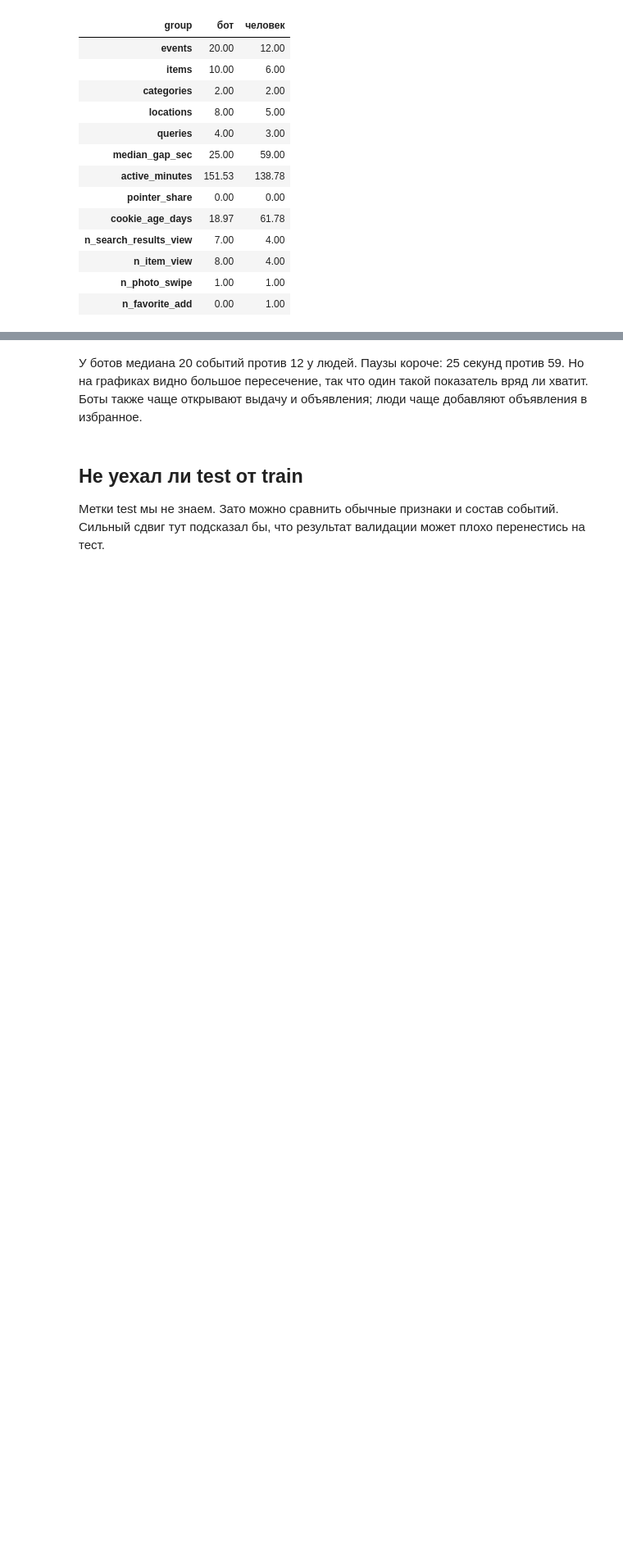
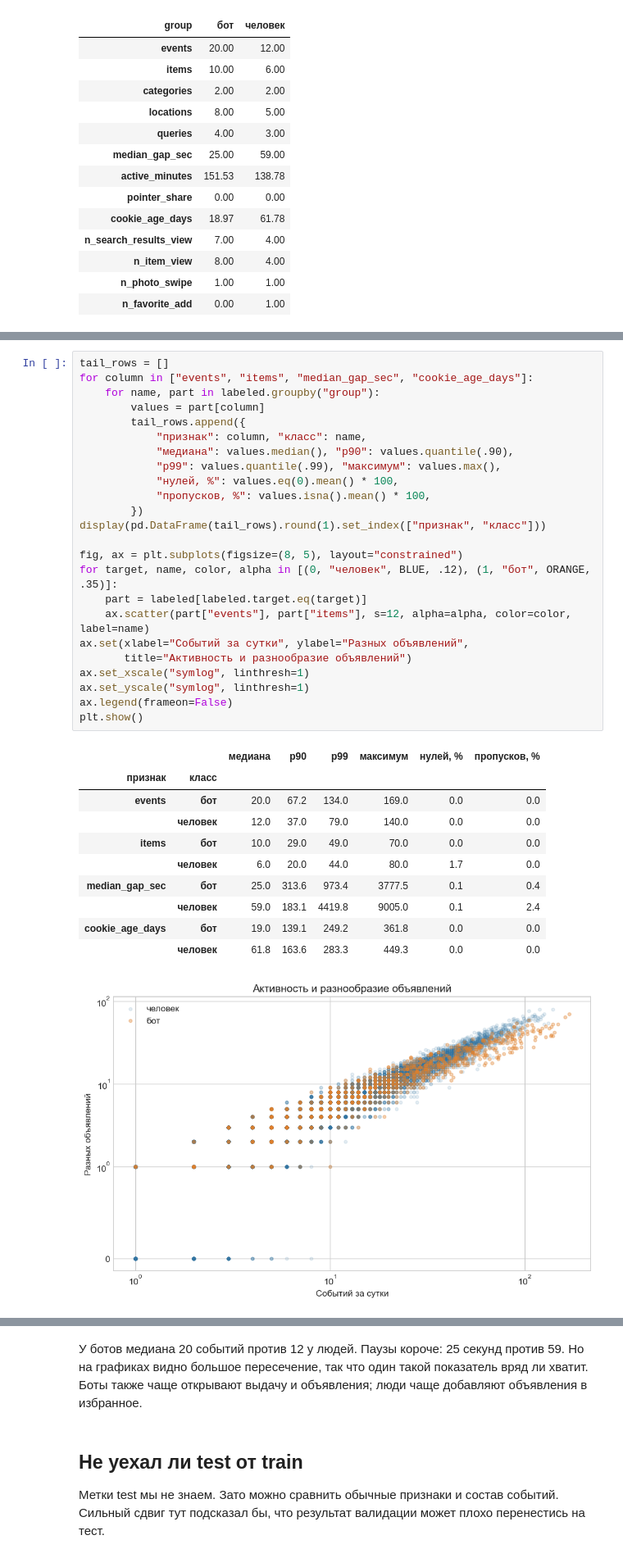
Before and after one commit to artem-melikhov/bot-detection-challenge, a Jupyter notebook: 01_eda.ipynb, the cells around one changed output, grey strips where cells are left out. Shown at 82% size. Cells and saved outputs as stored; diff of their text form; blank space fills up the shorter version.

```diff
--- a/01_eda.ipynb
+++ b/01_eda.ipynb
@@ -296,0 +347,36 @@ plt.show()
+# %%
+tail_rows = []
+for column in ["events", "items", "median_gap_sec", "cookie_age_days"]:
+    for name, part in labeled.groupby("group"):
+        values = part[column]
+        tail_rows.append({
+            "признак": column, "класс": name,
+            "медиана": values.median(), "p90": values.quantile(.90),
+            "p99": values.quantile(.99), "максимум": values.max(),
+            "нулей, %": values.eq(0).mean() * 100,
+            "пропусков, %": values.isna().mean() * 100,
+        })
+display(pd.DataFrame(tail_rows).round(1).set_index(["признак", "класс"]))
+
+fig, ax = plt.subplots(figsize=(8, 5), layout="constrained")
+for target, name, color, alpha in [(0, "человек", BLUE, .12), (1, "бот", ORANGE, .35)]:
+    part = labeled[labeled.target.eq(target)]
+    ax.scatter(part["events"], part["items"], s=12, alpha=alpha, color=color, label=name)
+ax.set(xlabel="Событий за сутки", ylabel="Разных объявлений",
+       title="Активность и разнообразие объявлений")
+ax.set_xscale("symlog", linthresh=1)
+ax.set_yscale("symlog", linthresh=1)
+ax.legend(frameon=False)
+plt.show()
+# %% [output]
+|  |  | медиана | p90 | p99 | максимум | нулей, % | пропусков, % |
+| признак | класс |  |  |  |  |  |  |
+| events | бот | 20.0 | 67.2 | 134.0 | 169.0 | 0.0 | 0.0 |
+|  | человек | 12.0 | 37.0 | 79.0 | 140.0 | 0.0 | 0.0 |
+| items | бот | 10.0 | 29.0 | 49.0 | 70.0 | 0.0 | 0.0 |
+|  | человек | 6.0 | 20.0 | 44.0 | 80.0 | 1.7 | 0.0 |
+| median_gap_sec | бот | 25.0 | 313.6 | 973.4 | 3777.5 | 0.1 | 0.4 |
+|  | человек | 59.0 | 183.1 | 4419.8 | 9005.0 | 0.1 | 2.4 |
+| cookie_age_days | бот | 19.0 | 139.1 | 249.2 | 361.8 | 0.0 | 0.0 |
+|  | человек | 61.8 | 163.6 | 283.3 | 449.3 | 0.0 | 0.0 |
+[figure, added]
```
Also changed, not shown: parts of 17 cells of this notebook.
